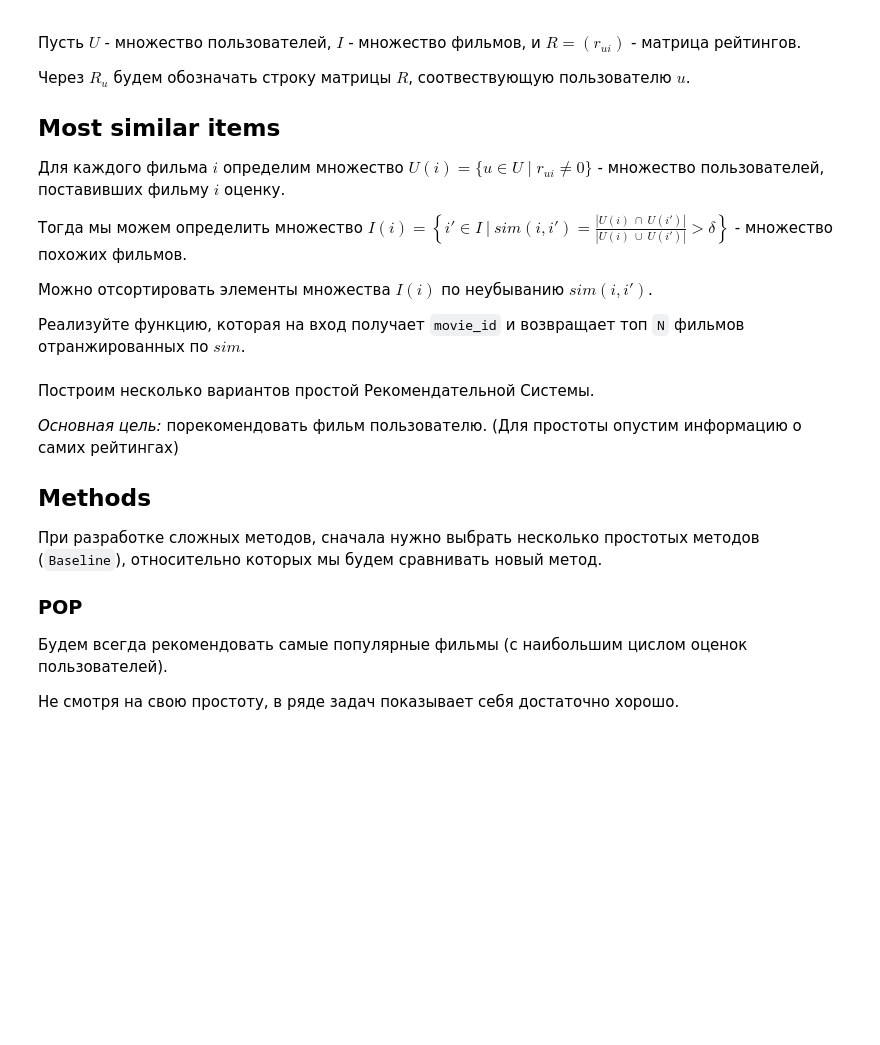
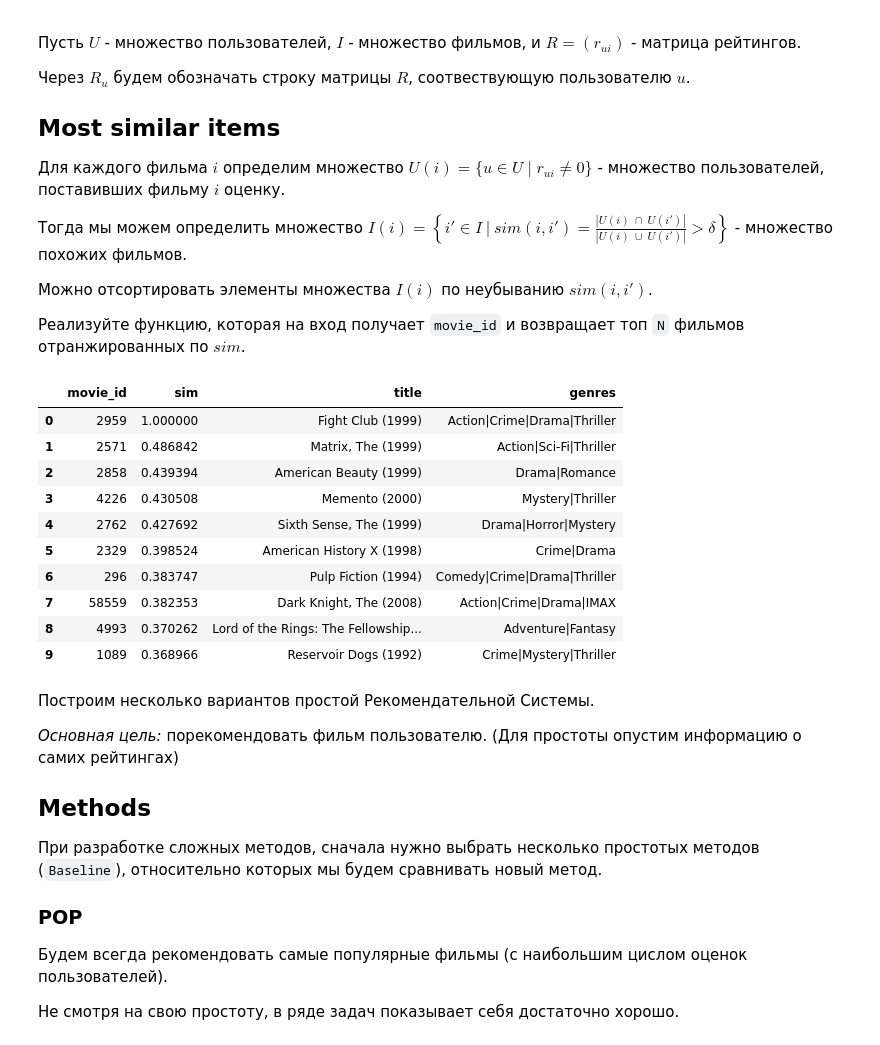
Before and after one commit to ishugaepov/MLBD, a Jupyter notebook: spark_sql/notebooks/spark_sql_examples.ipynb, the cells around one changed output. Saved outputs shown, nothing was run; the diff lists cells and outputs as text; code cells hidden in the pictures; blank space fills up the shorter version.

```diff
--- a/spark_sql/notebooks/spark_sql_examples.ipynb
+++ b/spark_sql/notebooks/spark_sql_examples.ipynb
@@ -359,3 +341,50 @@ ratings_df \
+# %%
+def ranking(ratings_df, mov_id, N=10):
+    Ui = ratings_df \
+      .filter(ratings_df['movie_id'] == mov_id) \
+      .select('user_id')
+
+    target_user_count = Ui.count()
+
+    movie_count = ratings_df \
+      .groupby('movie_id') \
+      .count() \
+      .withColumnRenamed('count', 'movie_cnt')
+
+    inter_with_cnt = ratings_df \
+      .join(Ui, ratings_df['user_id'] == Ui['user_id'])\
+      .groupby('movie_id') \
+      .count() \
+      .withColumnRenamed('count', 'intersection') \
+      .join(movie_count, 'movie_id')
+
+    return inter_with_cnt \
+      .withColumn('sim', inter_with_cnt['intersection'] / \
+                  (target_user_count + inter_with_cnt['movie_cnt'] - inter_with_cnt['intersection'])) \
+      .sort('sim', ascending=False) \
+      .select('movie_id', 'sim') \
+      .limit(N)
+
+fight_club_id = 2959
+sim = ranking(ratings_df, mov_id=fight_club_id)
+
+sim \
+  .join(movies_df, sim['movie_id'] == movies_df['movieId'], how='inner') \
+  .sort('sim', ascending=False) \
+  .drop('movieId') \
+  .toPandas()
+# %% [output]
+|  | movie_id | sim | title | genres |
+| 0 | 2959 | 1.000000 | Fight Club (1999) | Action|Crime|Drama|Thriller |
+| 1 | 2571 | 0.486842 | Matrix, The (1999) | Action|Sci-Fi|Thriller |
+| 2 | 2858 | 0.439394 | American Beauty (1999) | Drama|Romance |
+| 3 | 4226 | 0.430508 | Memento (2000) | Mystery|Thriller |
+| 4 | 2762 | 0.427692 | Sixth Sense, The (1999) | Drama|Horror|Mystery |
+| 5 | 2329 | 0.398524 | American History X (1998) | Crime|Drama |
+| 6 | 296 | 0.383747 | Pulp Fiction (1994) | Comedy|Crime|Drama|Thriller |
+| 7 | 58559 | 0.382353 | Dark Knight, The (2008) | Action|Crime|Drama|IMAX |
+| 8 | 4993 | 0.370262 | Lord of the Rings: The Fellowship... | Adventure|Fantasy |
+| 9 | 1089 | 0.368966 | Reservoir Dogs (1992) | Crime|Mystery|Thriller |
 # %% [markdown]
 Построим несколько вариантов простой Рекомендательной Системы.
 
```
Also changed, not shown: parts of 18 cells of this notebook.
